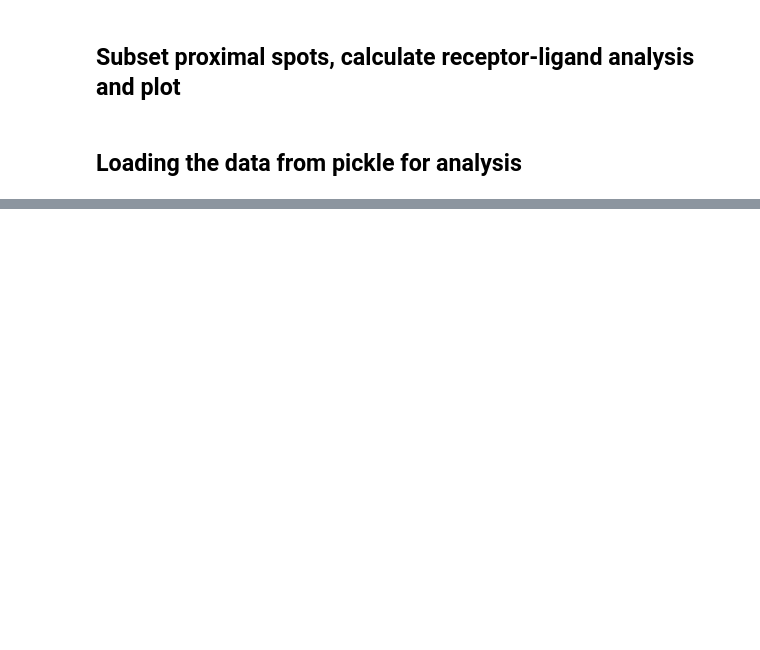
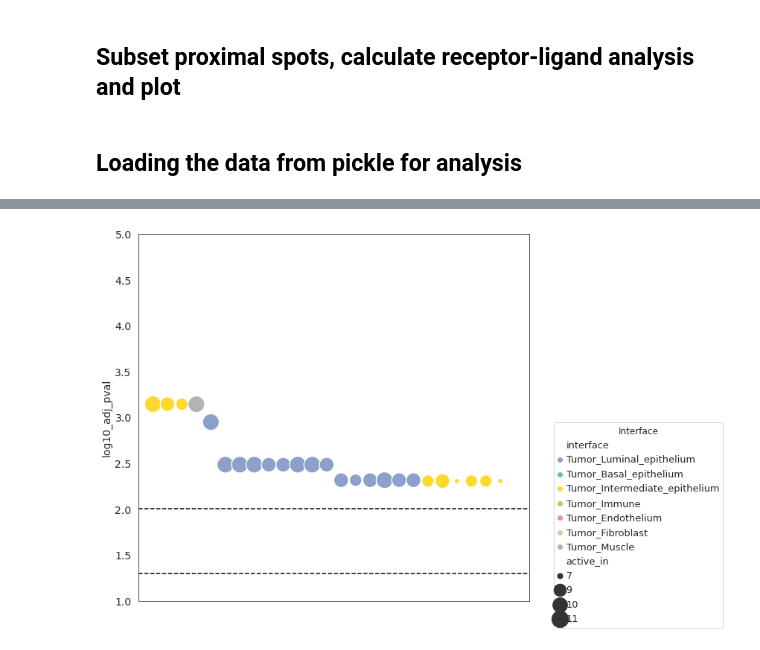
Before and after one commit to akiviaho/spatial, a Jupyter notebook: notebooks/spatial-mapping-based-clusters-receptor-ligand-analyses.ipynb, the cells around one changed output, grey strips where cells are left out. Drawn from its saved outputs; the diff is of its cells as text; code cells hidden in the pictures; blank space fills up the shorter version.

Commit message:
Updated analysis

```diff
--- a/notebooks/spatial-mapping-based-clusters-receptor-ligand-analyses.ipynb
+++ b/notebooks/spatial-mapping-based-clusters-receptor-ligand-analyses.ipynb
@@ -140,8 +184,5 @@ for name, color in color_dict.items():
     legend_handles.append(patch)
 # %%
 from itertools import combinations
-essential_region_combinations = list(combinations(regions[:5],2))
-essential_region_combinations
-
-rest_region_combinations = list(combinations(regions,2))
+region_combinations = list(combinations(regions,2))
 # %%
@@ -394,7 +438,7 @@ def cluster_rows(df,num_clusters=7):
     return(df_sorted)
 # %%
 roi = 'Immune' # Original source region. Flip the reverse switch on if you intend this to be the target
-roi_is_target = False # Set to true if wish to look at the interaction where roi has the receptors
+roi_is_target = True # Set to true if wish to look at the interaction where roi has the receptors
 
 if roi_is_target:
     which_molecule = 'ligand'
@@ -417,7 +461,7 @@ for reg_couple in prox_regions:
     key = r1.replace(' ','_') + '_' + r2.replace(' ','_')
 
     # Load the data
-    results_dict = load_from_pickle('./data/region_ligrec_analysis/'+r1.replace(' ','_')+'_'+r2.replace(' ','_')+'_slides_with_ligrec.pkl')
+    results_dict = load_from_pickle('./data/region_ligrec_analysis/v2_'+r1.replace(' ','_')+'_'+r2.replace(' ','_')+'_slides_with_ligrec.pkl')
 
     # Flip the direction if the region of interest (ROI) is second. This matches the direction of all comparisons, but can still be reversed if roi_is_target = True
     if roi == r2:
@@ -445,7 +489,7 @@ summarized_ligrec_results = {}
 for k in keys:
     df_sum = ligrec_results[k].copy()
     n_samples = df_sum.shape[1]
-    pct_active = (~df_sum.isna()).sum(axis=1)/n_samples ######## Here you can affect whether you look at percentages or numbers of samples
+    pct_active = (~df_sum.isna()).sum(axis=1)#/n_samples ######## Here you can affect whether you look at percentages or numbers of samples
     mean_activity = df_sum.mean(axis=1)
     summarized_df_sum = pd.DataFrame({'mean':mean_activity,'pct_in':pct_active,'interaction':k})
     summarized_ligrec_results[k] = summarized_df_sum
@@ -454,9 +498,10 @@ summarized_ligrec_df = pd.concat(summarized_ligrec_results.values(),axis=0)
 
 
 # Filtering interactions according to metadata annotation
+score_filter = 10
 meta = meta_all.copy()
 accepted_sources = ['CellPhoneDB']
-meta = meta[(meta['consensus_score_intercell_target']>10) & (meta['consensus_score_intercell_source']>10)]
+meta = meta[(meta['consensus_score_intercell_target']>score_filter) & (meta['consensus_score_intercell_source']>score_filter)]
 summarized_ligrec_df = summarized_ligrec_df.loc[meta.index.drop_duplicates()]
 
 summarized_ligrec_df['molecules'] = list(summarized_ligrec_df.index)
@@ -465,8 +510,12 @@ summarized_ligrec_df['receptor'] = summarized_ligrec_df.index.get_level_values(1
 
 
 print('Sample numbers:')
+interface_n = {}
 for k in keys:
-    print(k + ': ' + str(ligrec_results[k].shape[1]))
+    n = ligrec_results[k].shape[1]
+    print(k + ': ' + str(n))
+
+    interface_n[k] = n
 
 ############################################################################
 # %% [output]
@@ -480,0 +583,40 @@ Immune_Muscle: 11
+# %%
+n_interaction = 25
+plot_df = signif_pval_interactions[:n_interaction]
+plot_df['interface'] = plot_df['interface'].astype('category').cat.set_categories(keys)
+# Set the style of the plot
+sns.set_style('white')
+sns.set_palette([color_dict[r] for r in regions if r != roi])
+
+# Create a figure and axis object
+fig, ax = plt.subplots(figsize=(12, 8))
+
+# Create the dotplot
+sns.scatterplot(x=plot_df.index, y='log10_adj_pval', size='active_in',
+                hue='interface', data=plot_df, ax=ax, sizes=(50,500))
+
+# Set the y-axis limits and add dashed lines
+ax.set_ylim(1, 5) # May need to adjust
+
+ax.set_xlim(-1,n_interaction+1)
+ax.axhline(y=-np.log10(0.05), color='black', linestyle='--')
+ax.axhline(y=2, color='black', linestyle='--')
+
+# Set the x-axis label and legend
+ax.set_xlabel('Index')
+ax.legend(title='Interface',bbox_to_anchor=(1.05, 0.5))
+ax.set_xticklabels([])
+ax.set_xlabel('')
+
+plt.tight_layout()
+
+if roi_is_target:
+    plt.savefig('plots/interface_ligrec_dotplots/'+roi+'_as_target_fishers_test_adj_pval.pdf')
+    plot_df.to_csv('./plots/interface_ligrec_dotplots/'+roi+'_as_target_fishers_test_adj_pval.csv')
+else:
+    plt.savefig('plots/interface_ligrec_dotplots/'+roi+'_as_source_fishers_test__adj_pval.pdf')
+    plot_df.to_csv('./plots/interface_ligrec_dotplots/'+roi+'_as_source_fishers_test_adj_pval.csv')
+# Show the plot
+plt.show()
+# %% [output]
+[figure, added]
```
Also changed, not shown: parts of 15 cells of this notebook, 8 other files.
